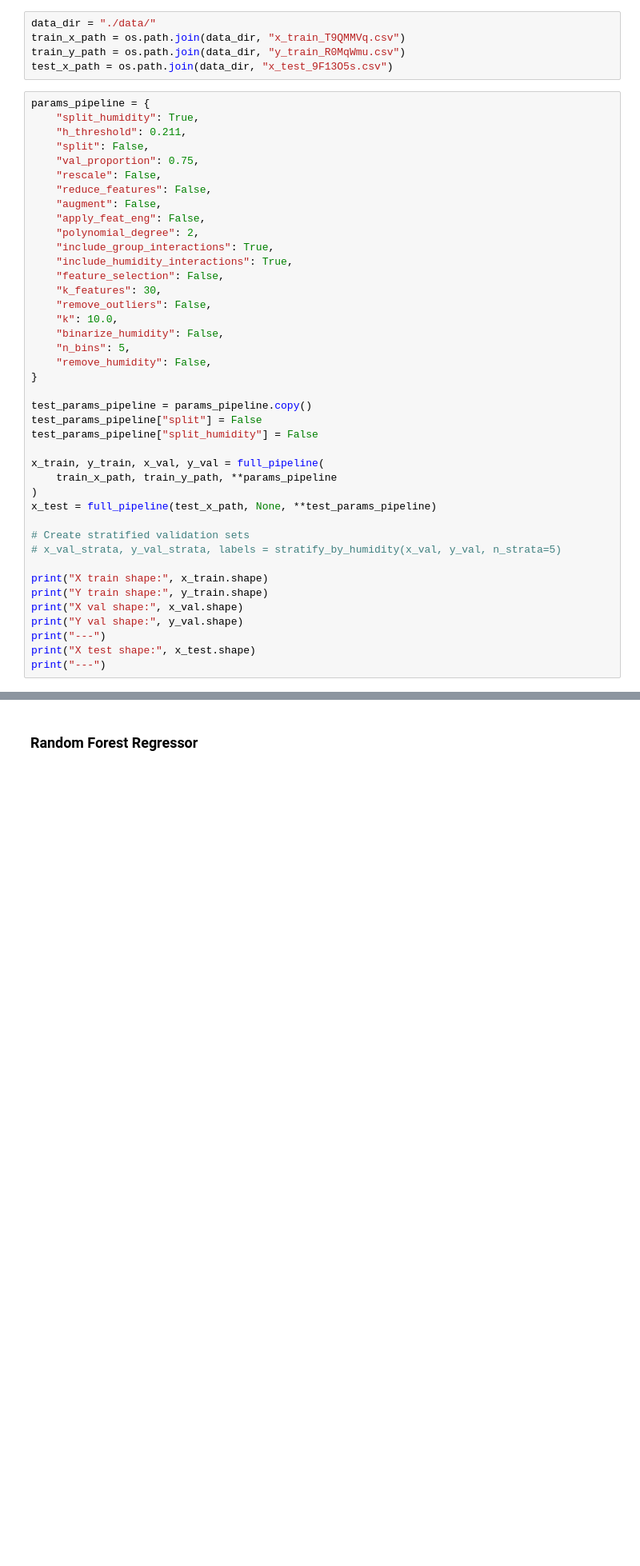
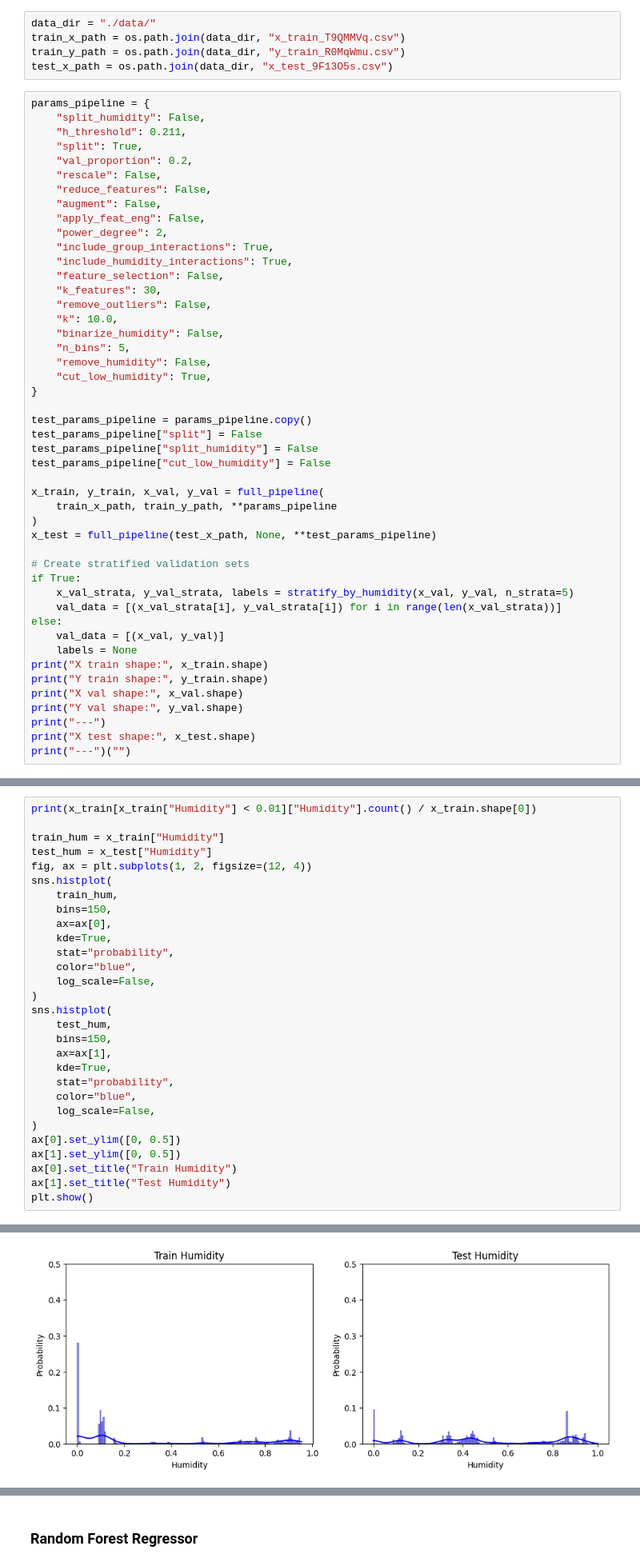
Before and after one commit to killian31/IdGas, a Jupyter notebook: train.ipynb, the cells around one changed output, grey strips where cells are left out. Shown at 80% size. Drawn from its saved outputs; the diff is of its cells as text; blank space fills up the shorter version.

```diff
--- a/train.ipynb
+++ b/train.ipynb
@@ -30,15 +35,15 @@ train_y_path = os.path.join(data_dir, "y_train_R0MqWmu.csv")
 test_x_path = os.path.join(data_dir, "x_test_9F13O5s.csv")
 # %%
 params_pipeline = {
-    "split_humidity": True,
+    "split_humidity": False,
     "h_threshold": 0.211,
-    "split": False,
-    "val_proportion": 0.75,
+    "split": True,
+    "val_proportion": 0.2,
     "rescale": False,
     "reduce_features": False,
     "augment": False,
     "apply_feat_eng": False,
-    "polynomial_degree": 2,
+    "power_degree": 2,
     "include_group_interactions": True,
     "include_humidity_interactions": True,
     "feature_selection": False,
@@ -48,11 +53,13 @@ params_pipeline = {
     "binarize_humidity": False,
     "n_bins": 5,
     "remove_humidity": False,
+    "cut_low_humidity": True,
 }
 
 test_params_pipeline = params_pipeline.copy()
 test_params_pipeline["split"] = False
 test_params_pipeline["split_humidity"] = False
+test_params_pipeline["cut_low_humidity"] = False
 
 x_train, y_train, x_val, y_val = full_pipeline(
     train_x_path, train_y_path, **params_pipeline
@@ -60,13 +67,17 @@ x_train, y_train, x_val, y_val = full_pipeline(
 x_test = full_pipeline(test_x_path, None, **test_params_pipeline)
 
 # Create stratified validation sets
-# x_val_strata, y_val_strata, labels = stratify_by_humidity(x_val, y_val, n_strata=5)
-
+if True:
+    x_val_strata, y_val_strata, labels = stratify_by_humidity(x_val, y_val, n_strata=5)
+    val_data = [(x_val_strata[i], y_val_strata[i]) for i in range(len(x_val_strata))]
+else:
+    val_data = [(x_val, y_val)]
+    labels = None
 print("X train shape:", x_train.shape)
 print("Y train shape:", y_train.shape)
 print("X val shape:", x_val.shape)
 print("Y val shape:", y_val.shape)
 print("---")
 print("X test shape:", x_test.shape)
-print("---")
+print("---")("")
 # %% [output]
@@ -77,3 +88,33 @@ Y val shape: (39385, 23)
 ---
 X test shape: (134673, 14)
 ---
+# %%
+print(x_train[x_train["Humidity"] < 0.01]["Humidity"].count() / x_train.shape[0])
+
+train_hum = x_train["Humidity"]
+test_hum = x_test["Humidity"]
+fig, ax = plt.subplots(1, 2, figsize=(12, 4))
+sns.histplot(
+    train_hum,
+    bins=150,
+    ax=ax[0],
+    kde=True,
+    stat="probability",
+    color="blue",
+    log_scale=False,
+)
+sns.histplot(
+    test_hum,
+    bins=150,
+    ax=ax[1],
+    kde=True,
+    stat="probability",
+    color="blue",
+    log_scale=False,
+)
+ax[0].set_ylim([0, 0.5])
+ax[1].set_ylim([0, 0.5])
+ax[0].set_title("Train Humidity")
+ax[1].set_title("Test Humidity")
+plt.show()
+# %% [output]
@@ -80,2 +122,3 @@ X test shape: (134673, 14)
+[figure, added]
 # %%
 params_pipeline_feateng = {
```
Also changed, not shown: parts of 43 cells of this notebook, 7 other files.
